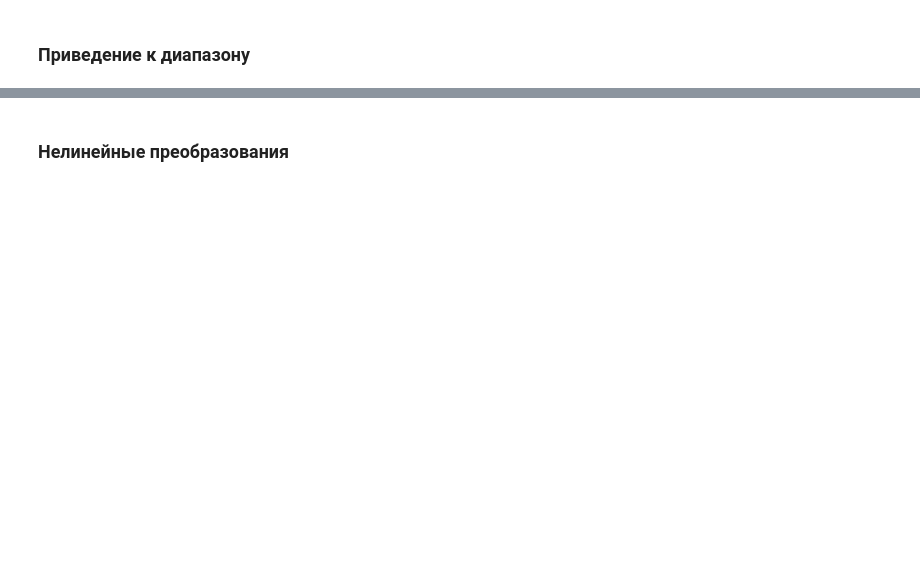
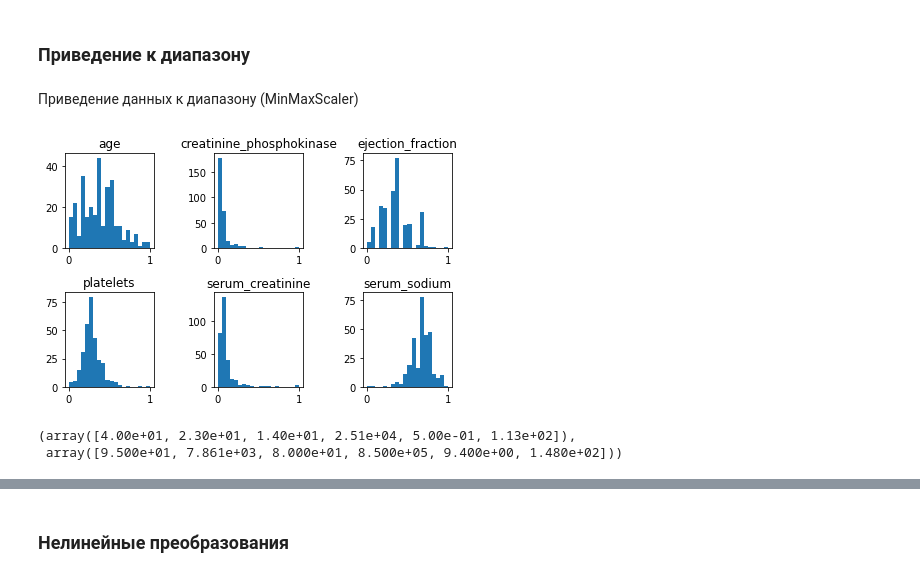
Before and after one commit to sawkamishanov/ml-labs, a Jupyter notebook: lab-1.ipynb, the cells around one changed output, grey strips where cells are left out. Cells and saved outputs as stored; diff of their text form; code cells hidden in the pictures; blank space fills up the shorter version.

```diff
--- a/lab-1.ipynb
+++ b/lab-1.ipynb
@@ -163,5 +110,16 @@ print(data_from_np)
 # %% [markdown]
 ### Приведение к диапазону
+# %% [markdown]
+Приведение данных к диапазону (MinMaxScaler)
 # %%
-min_max_scaler = preprocessing.MinMaxScaler().fit(data)
-data_min_max_scaled = min_max_scaler.transform(data)
+min_max_scaler = preprocessing.MinMaxScaler()
+data_min_max_scaled = min_max_scaler.fit_transform(data)
+
+plot(data_min_max_scaled)
+# %% [output]
+[figure, added]
+# %%
+min_max_scaler.data_min_, min_max_scaler.data_max_
+# %% [output]
+(array([4.00e+01, 2.30e+01, 1.40e+01, 2.51e+04, 5.00e-01, 1.13e+02]),
+ array([9.500e+01, 7.861e+03, 8.000e+01, 8.500e+05, 9.400e+00, 1.480e+02]))
```
Also changed, not shown: parts of 34 cells of this notebook.
